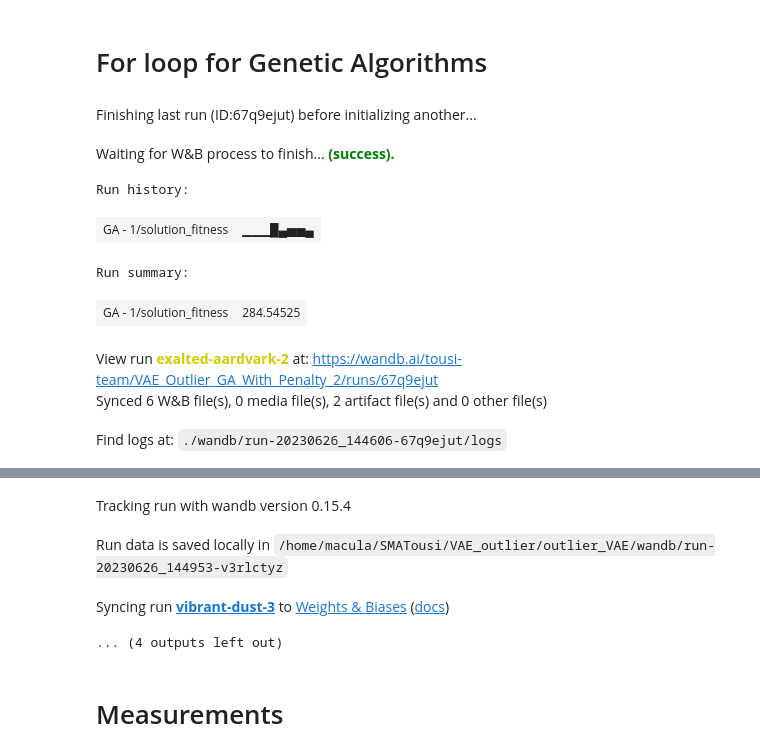
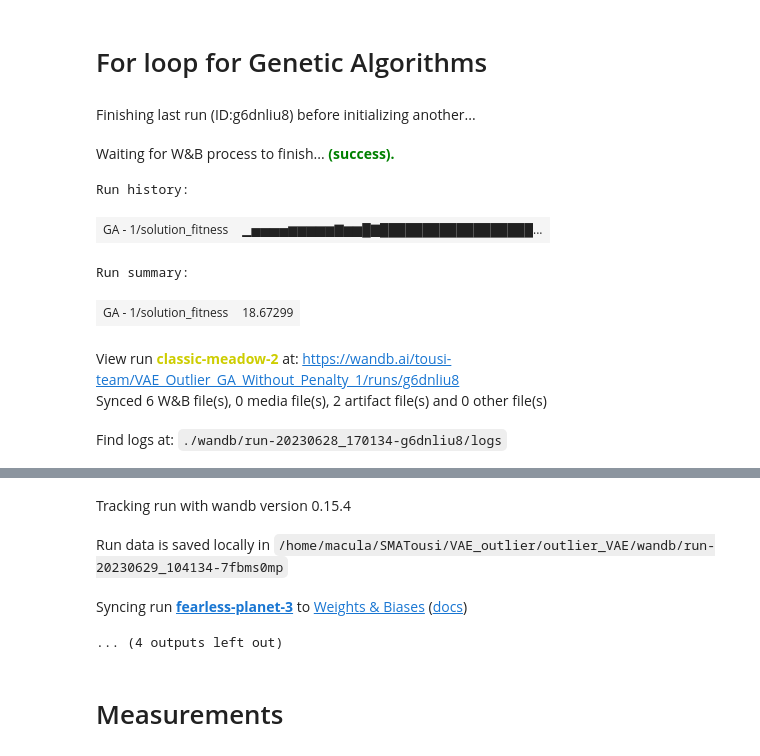
Before and after one commit to SMATousi/outlier_VAE, a Jupyter notebook: Generated_dataset.ipynb, the cells around one changed output, grey strips where cells are left out. Drawn from its saved outputs; the diff is of its cells as text; code cells hidden in the pictures.

```diff
--- a/Generated_dataset.ipynb
+++ b/Generated_dataset.ipynb
@@ -72,7 +78,7 @@ corrupted_data[500:520, outlier_indices_5] = outlyin_amount_5
 corrupted_data[600:620, outlier_indices_6] = outlyin_amount_6
 
 for outlier_gene_index in range(corrupted_data.shape[1]+1):
-    corrupted_data[700+outlier_gene_index,:outlier_gene_index] = outlyin_amount_1
+    corrupted_data[700+outlier_gene_index,:outlier_gene_index] = outlyin_amount_3
 
 
 # print(raw_data)
@@ -160,7 +166,7 @@ class VAE(keras.Model):
             reconstruction_loss = tf.keras.losses.MeanSquaredError()(data,reconstruction)
             kl_loss = -0.5 * (1 + z_log_var - tf.square(z_mean) - tf.exp(z_log_var))
             kl_loss = tf.reduce_mean(tf.reduce_sum(kl_loss, axis=1))
-            total_loss = reconstruction_loss + kl_loss
+            total_loss = reconstruction_loss + 0.001*kl_loss
         grads = tape.gradient(total_loss, self.trainable_weights)
         self.optimizer.apply_gradients(zip(grads, self.trainable_weights))
         self.total_loss_tracker.update_state(total_loss)
@@ -177,5 +183,5 @@ creditdata = np.expand_dims(creditdata, -1).astype("float32")
 
 vae = VAE(encoder, decoder)
 vae.compile(optimizer=tf.keras.optimizers.legacy.Adam())
-vae.fit(creditdata, epochs=100, batch_size=128)
+vae.fit(creditdata, epochs=100, batch_size=64)
 # %% [output]
@@ -498,7 +500,7 @@ best_solutions = []
 
 wandb.init(
     # set the wandb project where this run will be logged
-    project="VAE_Outlier_GA_With_Penalty_2",
+    project="VAE_Outlier_GA_Without_Penalty_1",
 
     # track hyperparameters and run metadata
 #     config={
@@ -665,7 +667,7 @@ for out_indexing in range(1,corrupted_data.shape[1]+1):
         print(solution_fitness)
 
 
-    fitness_function = fitness_func_avg_with_penalty
+    fitness_function = fitness_func_avg
 
     num_generations = 40
     num_parents_mating = 4
@@ -727,37 +729,37 @@ for out_indexing in range(1,corrupted_data.shape[1]+1):
 
             FP = FP + 1
 
         elif (sample[gene_no] != 20) and (solution[gene_no] == 0):
 
             TN = TN + 1
 
         elif (sample[gene_no] == 20) and (solution[gene_no] == 0):
 
             FN = FN + 1
 
     precision = TP / (TP + FP)
 
     recall = TP / (TP + FN)
 
     F1 = 2 * (precision * recall)/(precision + recall)
 
     MCC = (TP * TN - FP * FN) / np.sqrt((TP + FP) * (TP + FN) * (TN + FP) * (TN + FN))
 
     wandb.log({"Metrics/precision": precision,
                "Metrics/recall": recall,
                "Metrics/F1": F1,
                "Metrics/MCC": MCC,
                "Metrics/num": out_indexing})
 
 best_solutions = np.array(best_solutions)
 np.save('best_solutions.npy', best_solutions)
 # %% [output]
-Finishing last run (ID:67q9ejut) before initializing another...
+Finishing last run (ID:g6dnliu8) before initializing another...
 Waiting for W&B process to finish... (success).
 Run history:
-| GA - 1/solution_fitness | ▁▁▁█▄▅▅▄ |
+| GA - 1/solution_fitness | ▁▅▅▅▅▆▆▆▆▆▇▆▆█▇██████████████████... |
 Run summary:
-| GA - 1/solution_fitness | 284.54525 |
+| GA - 1/solution_fitness | 18.67299 |
-View run exalted-aardvark-2 at: https://wandb.ai/tousi-team/VAE_Outlier_GA_With_Penalty_2/runs/67q9ejut
+View run classic-meadow-2 at: https://wandb.ai/tousi-team/VAE_Outlier_GA_Without_Penalty_1/runs/g6dnliu8
 Synced 6 W&B file(s), 0 media file(s), 2 artifact file(s) and 0 other file(s)
-Find logs at: ./wandb/run-20230626_144606-67q9ejut/logs
+Find logs at: ./wandb/run-20230628_170134-g6dnliu8/logs
@@ -765,6 +767,6 @@ Successfully finished last run (ID:67q9ejut). Initializing new run:
 Tracking run with wandb version 0.15.4
-Run data is saved locally in /home/macula/SMATousi/VAE_outlier/outlier_VAE/wandb/run-20230626_144953-v3rlctyz
+Run data is saved locally in /home/macula/SMATousi/VAE_outlier/outlier_VAE/wandb/run-20230629_104134-7fbms0mp
-Syncing run vibrant-dust-3 to Weights & Biases (docs)
+Syncing run fearless-planet-3 to Weights & Biases (docs)
 ... (4 outputs left out)
 # %%
 corrupted_data[700+0,:]
```
Also changed, not shown: parts of 3 cells of this notebook, 53 other files.
